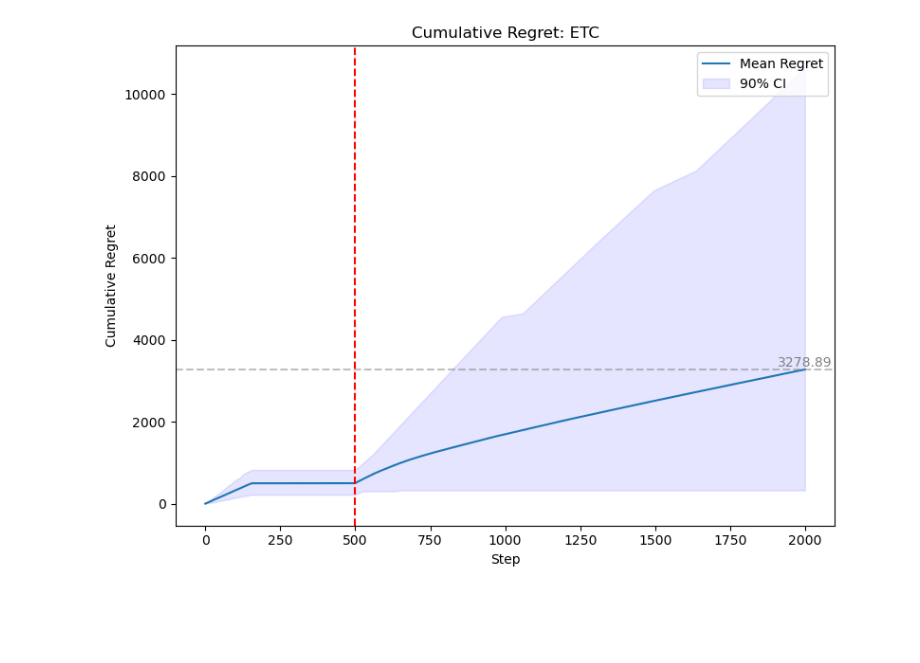
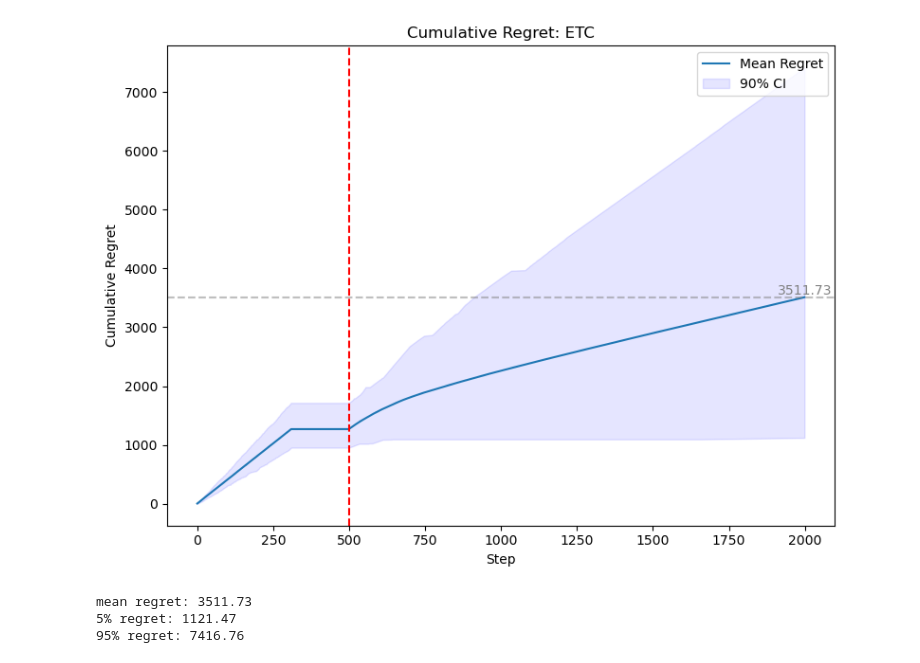
Before and after one commit to PanthonImem/REEXPLORE_ETC, a Jupyter notebook: notebooks/experiments.ipynb, the cells around one changed output. Cells and saved outputs as stored; diff of their text form; code cells hidden in the pictures; blank space fills up the shorter version.

```diff
--- a/notebooks/experiments.ipynb
+++ b/notebooks/experiments.ipynb
@@ -15,2 +16,6 @@ seed = 14
 random.seed(seed)
 np.random.seed(seed)
+# %%
+main_mab = MAB(T=2000, K=10, T_resampled=500, mu_low=0, mu_high=10, std=1, portion=1)
+print(main_mab.get_mu_list())
+print(main_mab.get_mu_list2())
@@ -33,8 +59,10 @@ plot_regret_single(mab, regretls, 'Greedy')
 # %%
-R = 100
-mab = MAB()
-alg = ETC(mab)
-regretls = run_algorithm(mab, alg, R=R)
-plot_regret_single(mab, regretls, 'ETC')
+mab = copy.deepcopy(main_mab)
+alg = ETC(mab, Ne = 30)
+regretls_ETC = run_algorithm(mab, alg, R=R)
+plot_regret_single(mab, regretls_ETC, 'ETC')
 # %% [output]
-[figure, old version]
+[figure, new version]
+mean regret: 3511.73
+5% regret: 1121.47
+95% regret: 7416.76
```
Also changed, not shown: parts of 14 cells of this notebook, 3 other files.
